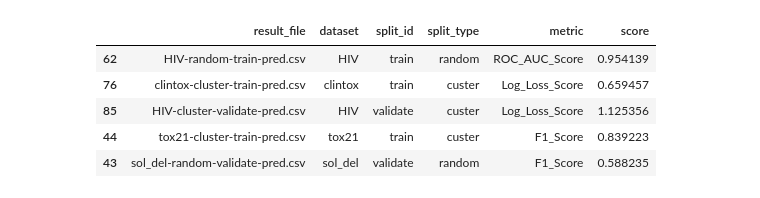
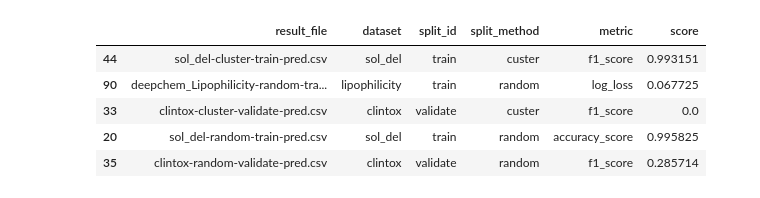
Before and after one commit to PJMichaels/Chemistry-Capstone, a Jupyter notebook: Chemprop_Evaluation.ipynb, the cells around one changed output. Cells and saved outputs as stored; diff of their text form; code cells hidden in the pictures.

```diff
--- a/Chemprop_Evaluation.ipynb
+++ b/Chemprop_Evaluation.ipynb
@@ -35,16 +36,18 @@ for file in os.scandir(os.path.join("Complex_Models", "Predictions")):
 
     eval_results[file.name] = {
         "dataset" : dataset,
-        "Accuracy_Score": accuracy_score(y_actual, y_pred),
-        "F1_Score": f1_score(y_actual, y_pred),
-        "ROC_AUC_Score": roc_auc_score(y_actual, y_pred),
-        "Log_Loss_Score": log_loss(y_actual, y_pred)
+        "accuracy_score": accuracy_score(y_actual, y_pred),
+        "f1_score": f1_score(y_actual, y_pred),
+        "roc_auc_score": roc_auc_score(y_actual, y_pred),
+        "log_loss": log_loss(y_actual, y_pred),
+        "matthews_corrcoef": matthews_corrcoef(y_actual, y_pred)
     }
 
 df = pd.DataFrame(eval_results).T
 df = df.reset_index()
 df = df.rename(columns = {"index": "result_file"})
 df['split_id'] = df['result_file'].apply(lambda x: "train" if "train" in x else "validate")
-df['split_type'] = df['result_file'].apply(lambda x: "custer" if "cluster" in x else "random")
+df['split_method'] = df['result_file'].apply(lambda x: "custer" if "cluster" in x else "random")
+df['dataset'] = df['dataset'].apply(lambda x: "deepchem_lipophilicity.csv" if x == "deepchem_Lipophilicity.csv" else x)
 df
 # %% [output]
@@ -90,21 +77,21 @@ pvt
 # %%
 # need to come back and optimize the visualizations, but thinking something like multiple facets for each score type
 # I also need to rotate text to avoid overlap
 
-vis_df = df.melt(['result_file', 'dataset', 'split_id', 'split_type'], value_name = "score", var_name= "metric")
+vis_df = df.melt(['result_file', 'dataset', 'split_id', 'split_method'], value_name = "score", var_name= "metric")
 
 vis_df['dataset'] = vis_df['dataset'].str[:-4]
 vis_df['dataset'] = vis_df['dataset'].str.replace('deepchem_', '')
 
 
 vis_df.sample(5)
 # %% [output]
-|  | result_file | dataset | split_id | split_type | metric | score |
-| 62 | HIV-random-train-pred.csv | HIV | train | random | ROC_AUC_Score | 0.954139 |
-| 76 | clintox-cluster-train-pred.csv | clintox | train | custer | Log_Loss_Score | 0.659457 |
-| 85 | HIV-cluster-validate-pred.csv | HIV | validate | custer | Log_Loss_Score | 1.125356 |
-| 44 | tox21-cluster-train-pred.csv | tox21 | train | custer | F1_Score | 0.839223 |
-| 43 | sol_del-random-validate-pred.csv | sol_del | validate | random | F1_Score | 0.588235 |
+|  | result_file | dataset | split_id | split_method | metric | score |
+| 44 | sol_del-cluster-train-pred.csv | sol_del | train | custer | f1_score | 0.993151 |
+| 90 | deepchem_Lipophilicity-random-tra... | lipophilicity | train | random | log_loss | 0.067725 |
+| 33 | clintox-cluster-validate-pred.csv | clintox | validate | custer | f1_score | 0.0 |
+| 20 | sol_del-random-train-pred.csv | sol_del | train | random | accuracy_score | 0.995825 |
+| 35 | clintox-random-validate-pred.csv | clintox | validate | random | f1_score | 0.285714 |
 # %%
 stack = None
 chart = None
```
Also changed, not shown: parts of 5 cells of this notebook, 6 other files.
